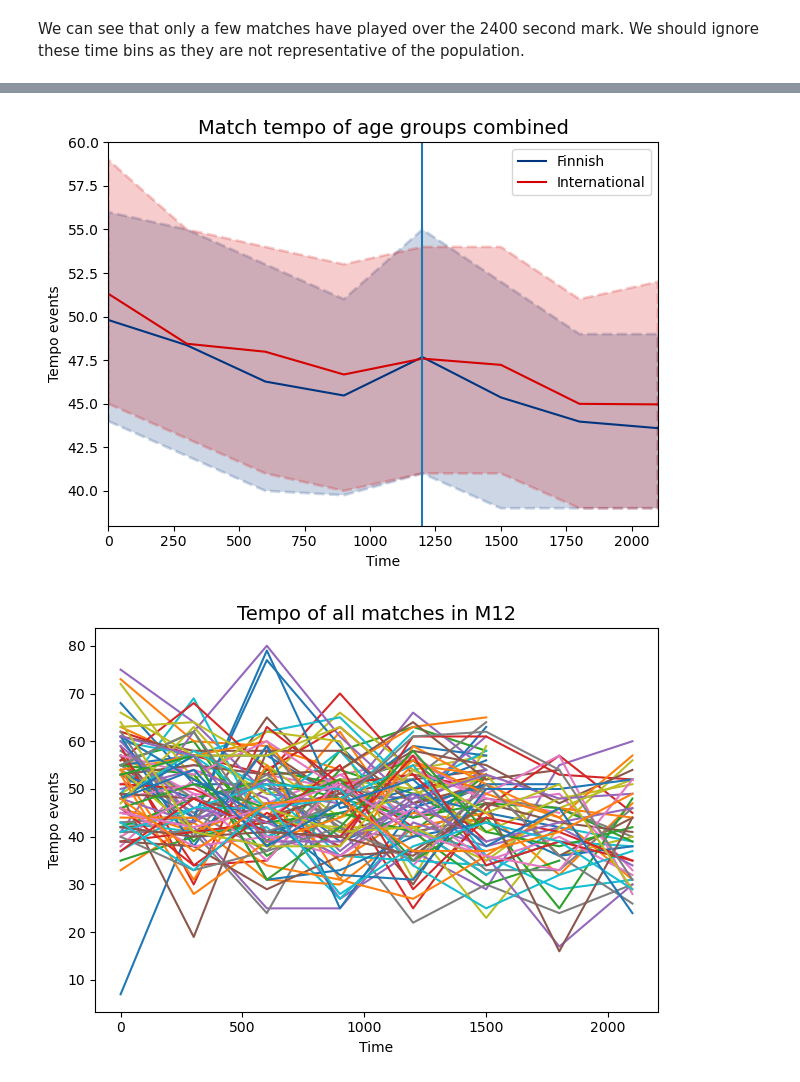
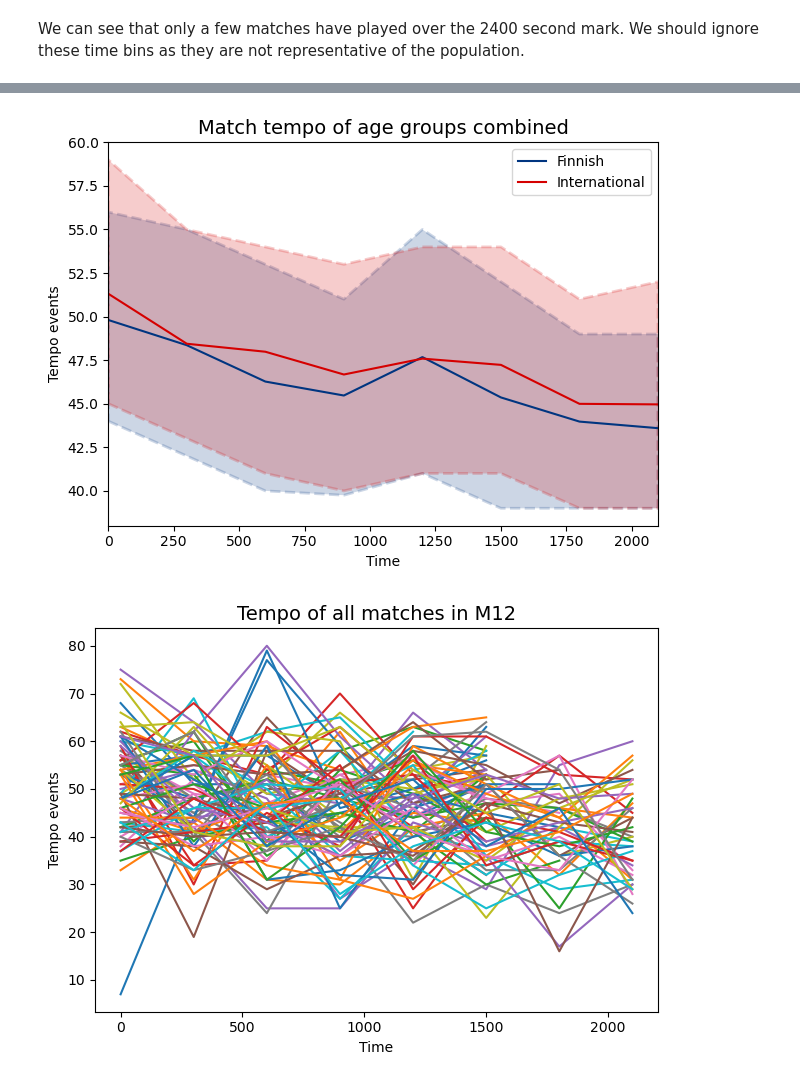
Before and after one commit to konstanyman/thesis_analysis, a Jupyter notebook: processing/tempo.ipynb, the cells around one changed output, grey strips where cells are left out. Cells and saved outputs as stored; diff of their text form; code cells hidden in the pictures.

```diff
--- a/processing/tempo.ipynb
+++ b/processing/tempo.ipynb
@@ -135,7 +135,6 @@ for i, (group_name, df_group) in enumerate(df_grouped):
 
     axes[i].set_xlim([avg.index[0], avg.index[-1]])
     axes[i].set_title(group_name, fontsize=15)
-    axes[i].axvline(1200)
     axes[i].legend()  # Add legend to differentiate int_level categories
     axes[i].set_xlabel('Time', fontsize=10)
     axes[i].set_ylabel('Tempo events', fontsize=10)
@@ -166,7 +165,6 @@ for i, (group_name, df_group) in enumerate(df_grouped):
 
     axes[i].set_xlim([avg.index[0], avg.index[-1]])
     axes[i].set_title(group_name, fontsize=15)
-    axes[i].axvline(1200)
     axes[i].legend()  # Add legend to differentiate int_level categories
     axes[i].set_xlabel('Time', fontsize=10)
     axes[i].set_ylabel('Average pass speed', fontsize=10)
@@ -178,26 +176,25 @@ plt.tight_layout()
 # %%
 # plot tempo
 
 colors = ['#003580', '#d50000']
 
 for level in [0, 1]:
     subset = tempo_df[tempo_df['int_level'] == level]
     l_q = subset.groupby('time_bin')['tempo'].quantile(q=0.25)
     h_q = subset.groupby('time_bin')['tempo'].quantile(q=0.75)
     avg = subset.groupby('time_bin')['tempo'].mean()
     plt.plot(avg, color=colors[level], label=f'{['Finnish', 'International'][level]}')
     plt.fill_between(avg.index, l_q, h_q, color=colors[level], alpha=.2, linestyle='--', linewidth=2, interpolate=True)
 
 plt.xlim([avg.index[0], avg.index[-1]])
 plt.title('Match tempo of age groups combined', fontsize=14)
-plt.axvline(1200)
 plt.legend()  # Add legend to differentiate int_level categories
 plt.xlabel('Time')
 plt.ylabel('Tempo events')
 
 plt.tight_layout()
 # %% [output]
-[figure, old version]
+[figure, new version]
 # %%
 subset = tempo_df[tempo_df['age'] == 'M12']
 match_grouped = subset.groupby('match_id')
```
Also changed, not shown: parts of 2 cells of this notebook.
